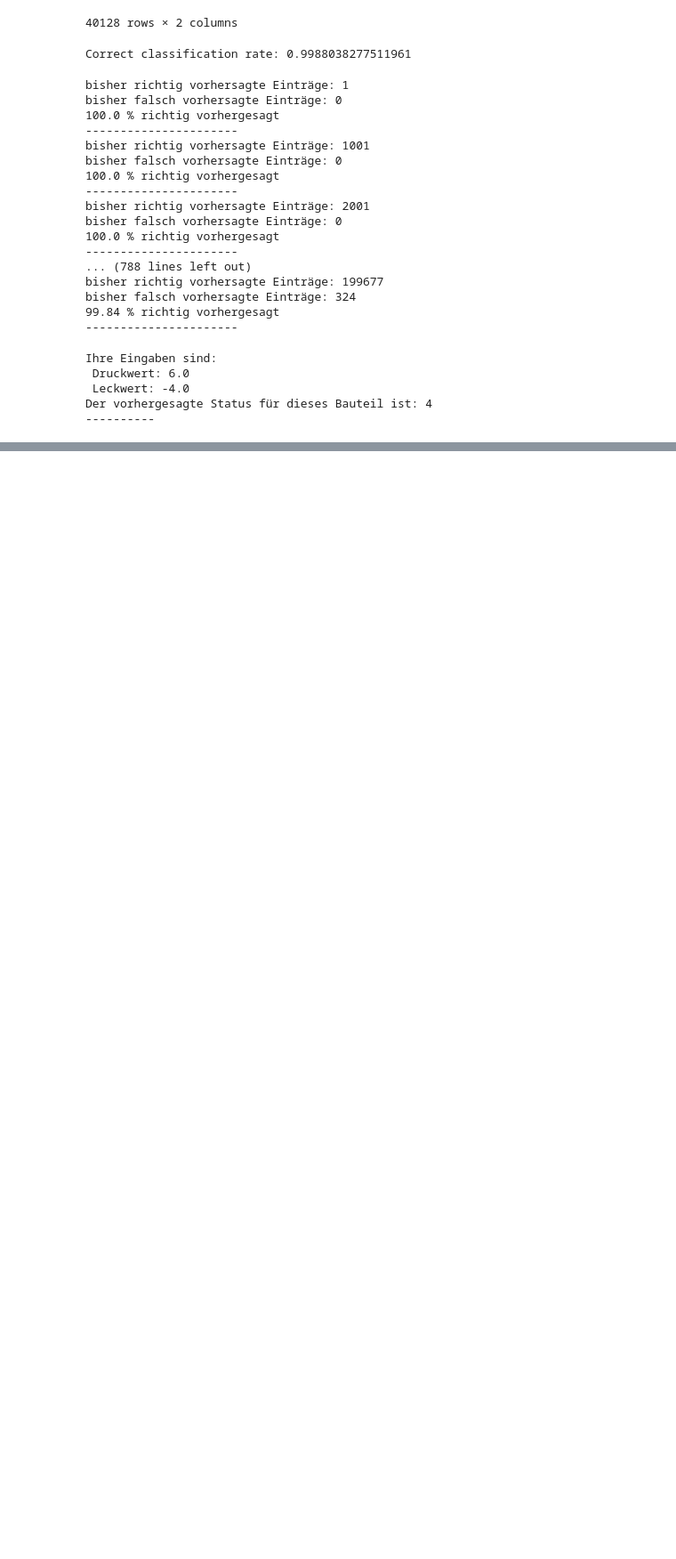
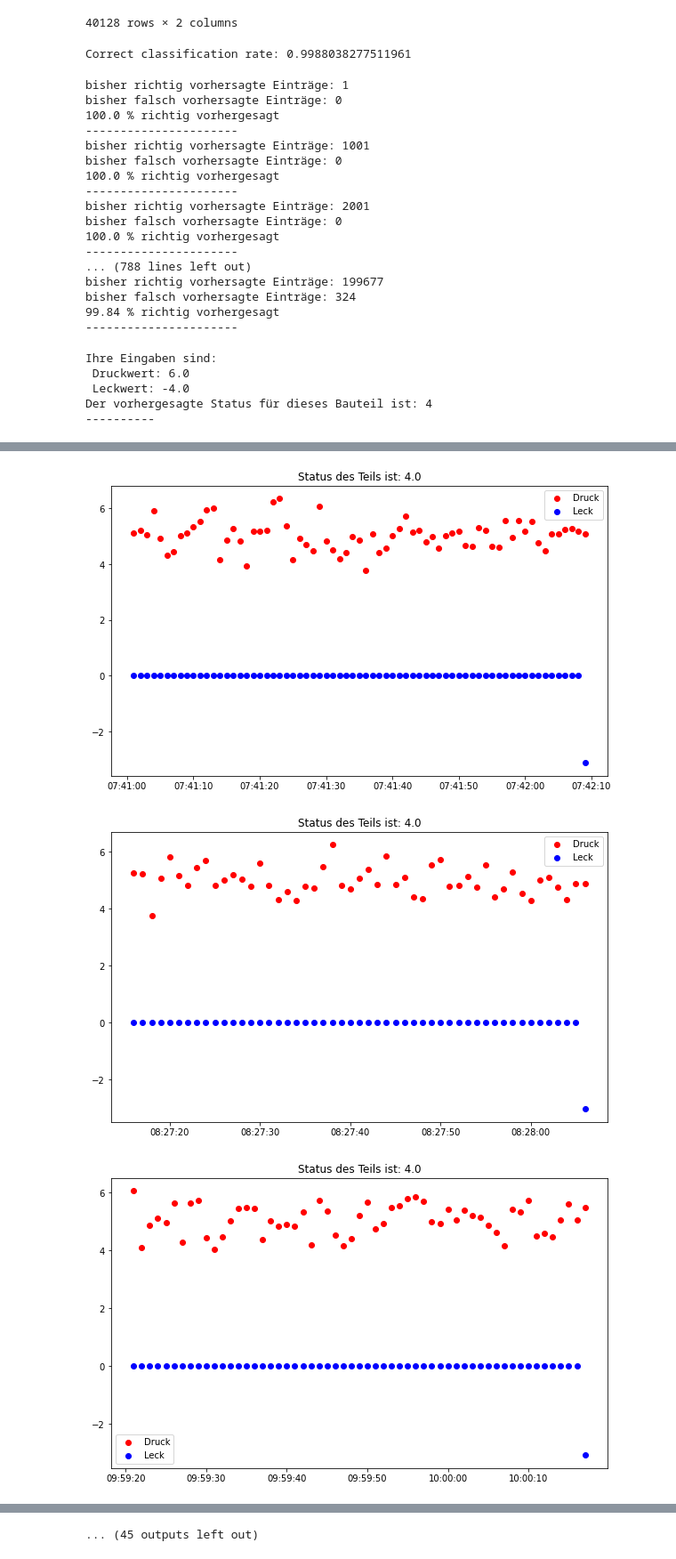
Before and after one commit to juliansaar/Innoprojekt, a Jupyter notebook: Dichte_Klassifizierung.ipynb, the cells around one changed output, grey strips where cells are left out. Shown at 89% size. Saved outputs shown, nothing was run; the diff lists cells and outputs as text; code cells hidden in the pictures; blank space fills up the shorter version.

```diff
--- a/Dichte_Klassifizierung.ipynb
+++ b/Dichte_Klassifizierung.ipynb
@@ -530,0 +589,13 @@ Der vorhergesagte Status für dieses Bauteil ist: 4
+# %%
+time_series = []
+# wenn es eine Änderung des Status gibt, wird der Index an dieser Stelle abgespeichert
+ind_changes = df[df["status"].shift() != df["status"]].index.tolist()
+# dann für jede Änderung abschneiden und DF der Liste hinzufügen
+for index, elem in enumerate(ind_changes):
+    if index + 1 < len(ind_changes):
+        # mit dem zweiten +1 wird der Wert des Index erhöht, damit der letzte Eintrag den resultierenden Status der Prüfung enthält
+        next_el = ind_changes[index+1]+1
+        ts = df[elem:next_el].reset_index(drop=True)
+    else:
+        ts = df[elem:].reset_index(drop=True)
+    time_series.append(ts)
@@ -530,0 +624,14 @@ Der vorhergesagte Status für dieses Bauteil ist: 4
+# %%
+for t in time_series:
+    if t.status[0] == 3 and t.status[len(t)-1] == 4:
+        fig, ax = plt.subplots(figsize=(10,6))
+        ax.scatter(t.date, t.druck, color='red', label='Druck')
+        ax.scatter(t.date, t.leck, color='blue', label='Leck')
+        ax.set_title(f"Status des Teils ist: {t.status[len(t)-1]}")
+        plt.legend()
+        plt.show()
+        fig.clear()
+# %% [output]
+[figure, added]
+[figure, added]
+[figure, added]
@@ -530,0 +647 @@ Der vorhergesagte Status für dieses Bauteil ist: 4
+... (45 outputs left out)
```
Also changed, not shown: parts of 11 cells of this notebook.
